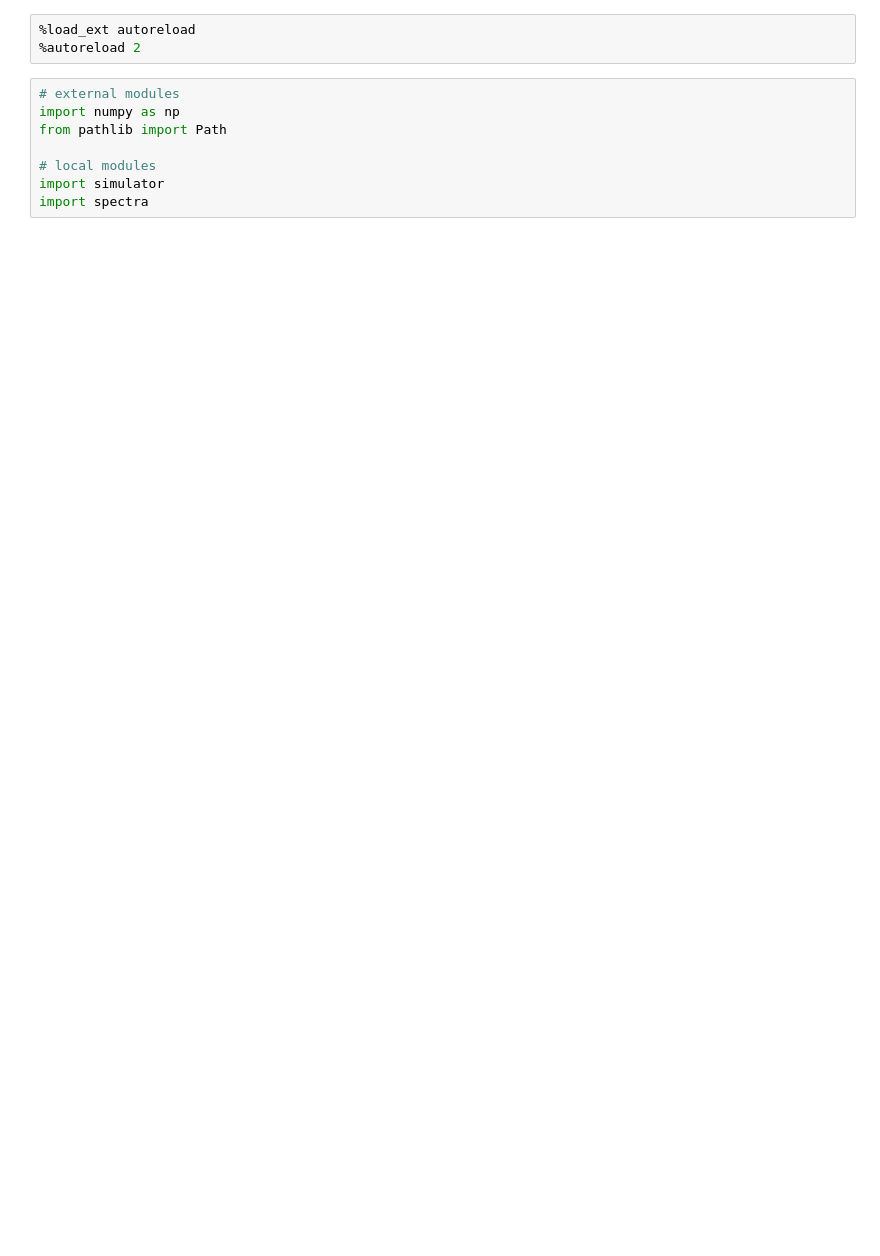
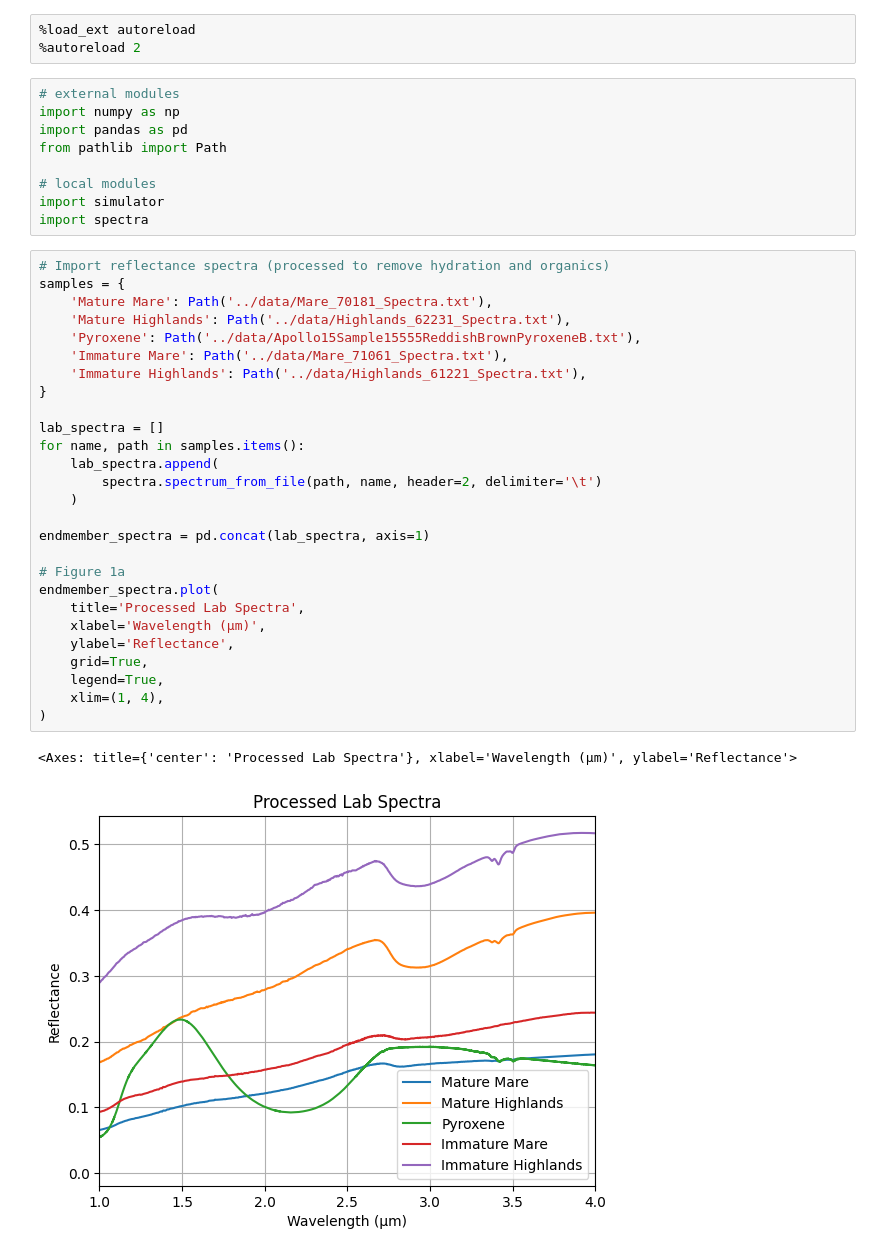
Before and after one commit to philiplinden/cremons-et-al-2022, a Jupyter notebook: repro/results.ipynb, the cells around one changed output. Drawn from its saved outputs; the diff is of its cells as text; blank space fills up the shorter version.

Commit message:
Figure 1 complete

```diff
--- a/repro/results.ipynb
+++ b/repro/results.ipynb
@@ -4,8 +4,39 @@
 # %%
 # external modules
 import numpy as np
+import pandas as pd
 from pathlib import Path
 
 # local modules
 import simulator
 import spectra
+# %%
+# Import reflectance spectra (processed to remove hydration and organics)
+samples = {
+    'Mature Mare': Path('../data/Mare_70181_Spectra.txt'),
+    'Mature Highlands': Path('../data/Highlands_62231_Spectra.txt'),
+    'Pyroxene': Path('../data/Apollo15Sample15555ReddishBrownPyroxeneB.txt'),
+    'Immature Mare': Path('../data/Mare_71061_Spectra.txt'),
+    'Immature Highlands': Path('../data/Highlands_61221_Spectra.txt'),
+}
+
+lab_spectra = []
+for name, path in samples.items():
+    lab_spectra.append(
+        spectra.spectrum_from_file(path, name, header=2, delimiter='\t')
+    )
+
+endmember_spectra = pd.concat(lab_spectra, axis=1)
+
+# Figure 1a
+endmember_spectra.plot(
+    title='Processed Lab Spectra',
+    xlabel='Wavelength (μm)',
+    ylabel='Reflectance',
+    grid=True,
+    legend=True,
+    xlim=(1, 4),
+)
+# %% [output]
+<Axes: title={'center': 'Processed Lab Spectra'}, xlabel='Wavelength (μm)', ylabel='Reflectance'>
+[figure, added]
```
Also changed, not shown: parts of 9 cells of this notebook, 2 other files.
